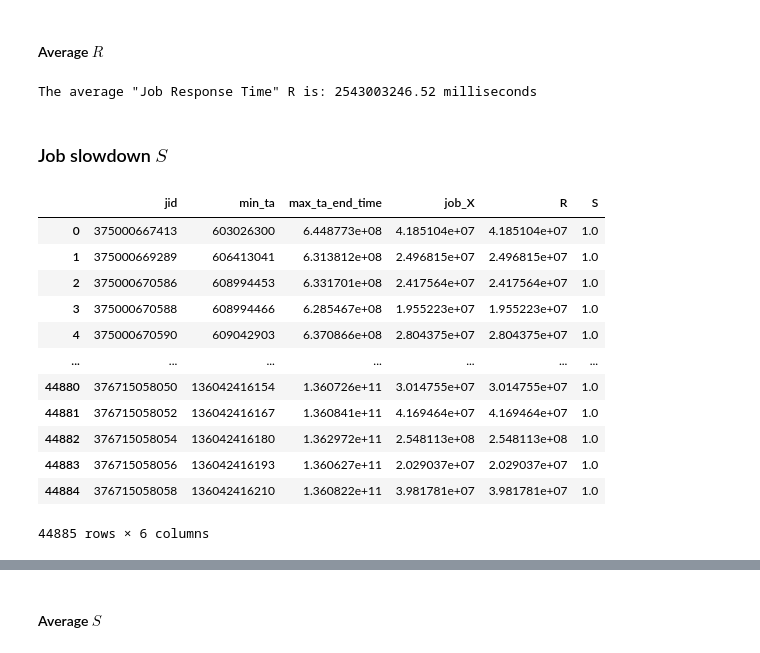
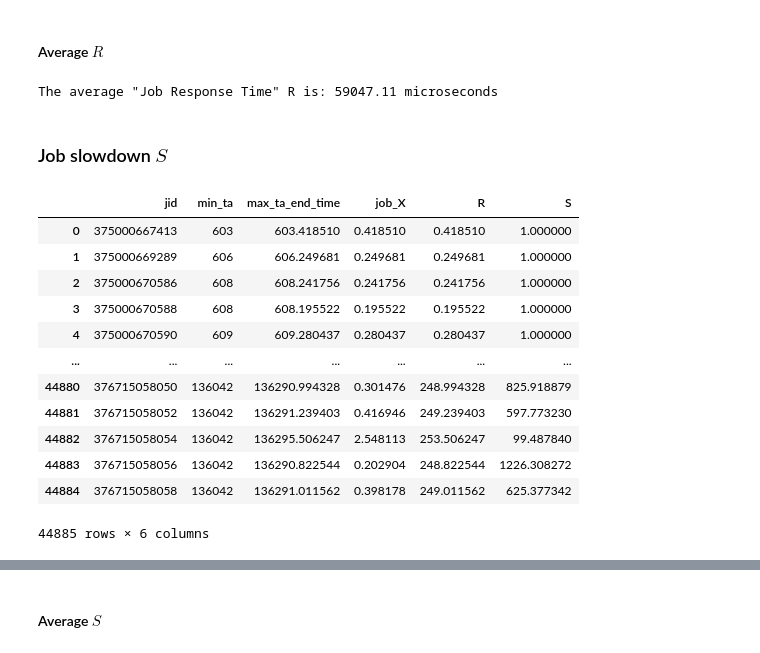
Before and after one commit to Matteo-Candi/Data_Center, a Jupyter notebook: Hw_2/main.ipynb, the cells around one changed output, grey strips where cells are left out. Drawn from its saved outputs; the diff is of its cells as text; code cells hidden in the pictures.

```diff
--- a/Hw_2/main.ipynb
+++ b/Hw_2/main.ipynb
@@ -28,7 +28,7 @@ data = data.rename(columns={'Job_ID': 'JID',
                             'Arrival_Time': 't_a',
                             'CPU': 'C',
                             'Memory': 'M'})
-data.C = data.C
+data.t_a = data.t_a / 1e6
 data = data.sort_values('t_a', ignore_index=True)
 
 data.head()
@@ -140,29 +140,24 @@ as to get the best possible mean job response time.
 ### Baseline algorithm
 # %% [markdown]
 Baseline: `LWL` & `FCFS`
+# %%
+class Task:
+
+    def __init__(self, job_id, task_id, ta, C, M):
+        global mu
+
+        self.jid = job_id
+        self.tid = task_id
+        self.ta = ta
+        self.C = C
+        self.M = M
+        self.X = C / mu
+        self.end_time = self.X
+
+    # To avoid comaprison problems among different Tasks.
+    def __lt__(self, other):
+        return self.ta < other.ta
 # %%
-class Task:
-
-    def __init__(self, job_id, task_id, ta, C, M):
-        global mu
-
-        self.jid = job_id
-        self.tid = task_id
-        self.ta = ta
-        self.C = C
-        self.M = M
-        self.X = C / mu
-        self.waiting_time = 0
-        self.remaining_X = C / mu
-        self.end_time = 0
-
-    # To avoid comaprison problems among different Tasks.
-    def __lt__(self, other):
-        return self.ta < other.ta
-
-
-
-
 class Server:
 
     def __init__(self, server_id):
@@ -369,27 +403,28 @@ display(stats_df)
 #### Average $R$
 # %%
 R_avg = stats_df.R.mean()
-print(f'The average "Job Response Time" R is: {round(R_avg, 2)} milliseconds')
+print(f'The average "Job Response Time" R is: {round(R_avg, 2)} microseconds')
 # %% [output]
-The average "Job Response Time" R is: 2543003246.52 milliseconds
+The average "Job Response Time" R is: 59047.11 microseconds
 # %% [markdown]
 ### Job slowdown $S$
 # %%
 stats_df['S'] = stats_df['R'] / stats_df['job_X']
+stats_df['S'] = stats_df['S'].replace(np.inf, 1)
 display(stats_df)
 # %% [output]
 |  | jid | min_ta | max_ta_end_time | job_X | R | S |
-| 0 | 375000667413 | 603026300 | 6.448773e+08 | 4.185104e+07 | 4.185104e+07 | 1.0 |
-| 1 | 375000669289 | 606413041 | 6.313812e+08 | 2.496815e+07 | 2.496815e+07 | 1.0 |
-| 2 | 375000670586 | 608994453 | 6.331701e+08 | 2.417564e+07 | 2.417564e+07 | 1.0 |
-| 3 | 375000670588 | 608994466 | 6.285467e+08 | 1.955223e+07 | 1.955223e+07 | 1.0 |
-| 4 | 375000670590 | 609042903 | 6.370866e+08 | 2.804375e+07 | 2.804375e+07 | 1.0 |
+| 0 | 375000667413 | 603 | 603.418510 | 0.418510 | 0.418510 | 1.000000 |
+| 1 | 375000669289 | 606 | 606.249681 | 0.249681 | 0.249681 | 1.000000 |
+| 2 | 375000670586 | 608 | 608.241756 | 0.241756 | 0.241756 | 1.000000 |
+| 3 | 375000670588 | 608 | 608.195522 | 0.195522 | 0.195522 | 1.000000 |
+| 4 | 375000670590 | 609 | 609.280437 | 0.280437 | 0.280437 | 1.000000 |
 | ... | ... | ... | ... | ... | ... | ... |
-| 44880 | 376715058050 | 136042416154 | 1.360726e+11 | 3.014755e+07 | 3.014755e+07 | 1.0 |
-| 44881 | 376715058052 | 136042416167 | 1.360841e+11 | 4.169464e+07 | 4.169464e+07 | 1.0 |
-| 44882 | 376715058054 | 136042416180 | 1.362972e+11 | 2.548113e+08 | 2.548113e+08 | 1.0 |
-| 44883 | 376715058056 | 136042416193 | 1.360627e+11 | 2.029037e+07 | 2.029037e+07 | 1.0 |
-| 44884 | 376715058058 | 136042416210 | 1.360822e+11 | 3.981781e+07 | 3.981781e+07 | 1.0 |
+| 44880 | 376715058050 | 136042 | 136290.994328 | 0.301476 | 248.994328 | 825.918879 |
+| 44881 | 376715058052 | 136042 | 136291.239403 | 0.416946 | 249.239403 | 597.773230 |
+| 44882 | 376715058054 | 136042 | 136295.506247 | 2.548113 | 253.506247 | 99.487840 |
+| 44883 | 376715058056 | 136042 | 136290.822544 | 0.202904 | 248.822544 | 1226.308272 |
+| 44884 | 376715058058 | 136042 | 136291.011562 | 0.398178 | 249.011562 | 625.377342 |
 44885 rows × 6 columns
 # %%
 stats_df.loc[round(stats_df['R'], 2) != round(stats_df['job_X'], 2)]
```
Also changed, not shown: parts of 9 cells of this notebook.
